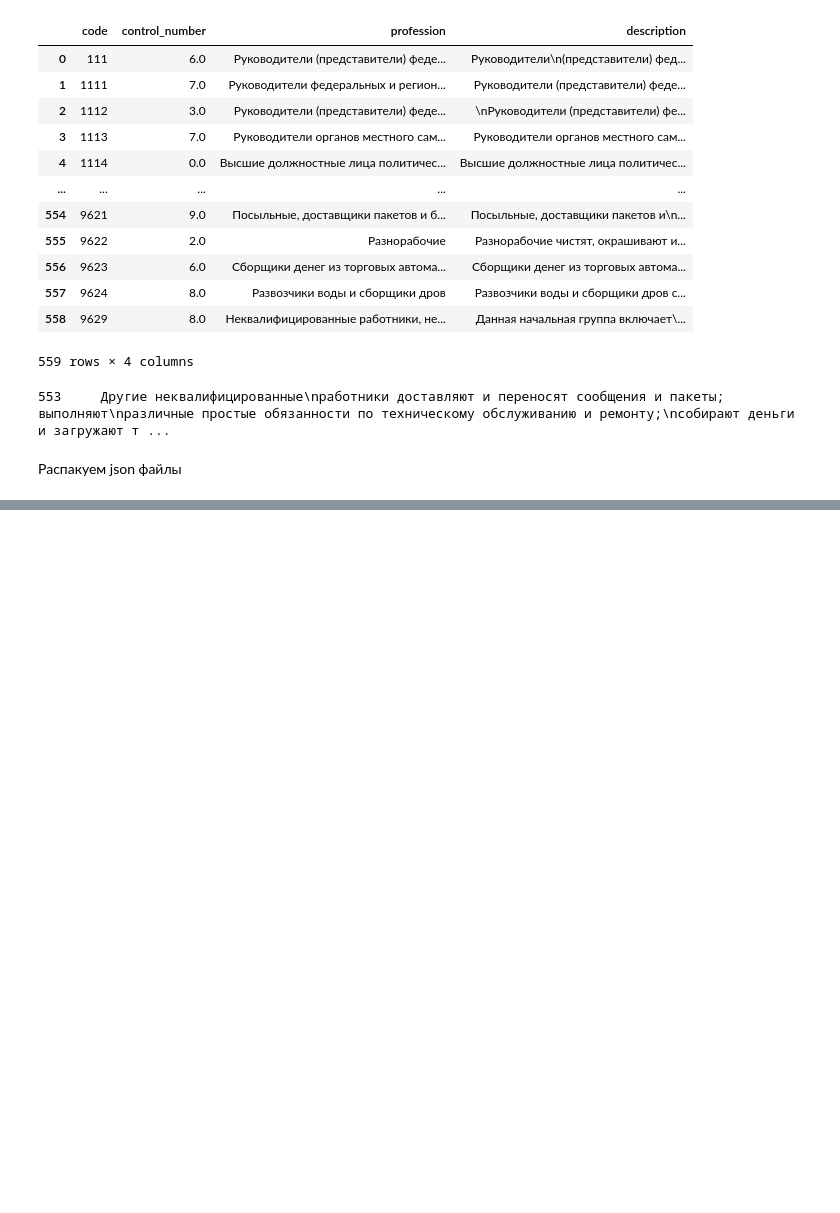
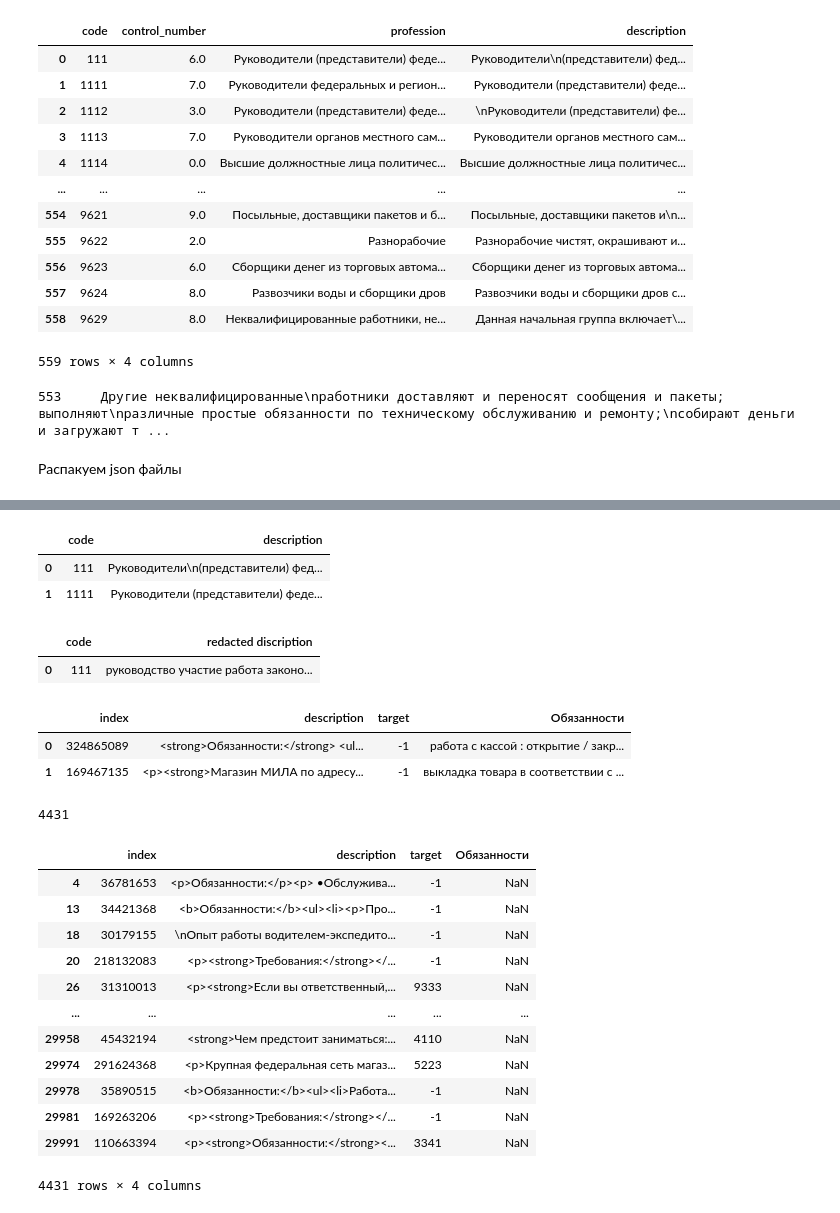
Before and after one commit to sersldmir/all_comp_repo, a Jupyter notebook: Main_file/main_project.ipynb, the cells around one changed output, grey strips where cells are left out. Drawn from its saved outputs; the diff is of its cells as text; code cells hidden in the pictures; blank space fills up the shorter version.

```diff
--- a/Main_file/main_project.ipynb
+++ b/Main_file/main_project.ipynb
@@ -111,0 +151,8 @@ array([{'Условия': ['Срочно требуется:Секретарь',
+# %%
+# извлечем обязанности из справочника вакансий
+okz_df.drop(['control_number', 'profession'], axis=1, inplace=True)
+okz_df.head(2)
+# %% [output]
+|  | code | description |
+| 0 | 111 | Руководители\n(представители) фед... |
+| 1 | 1111 | Руководители (представители) феде... |
@@ -111,0 +187,35 @@ array([{'Условия': ['Срочно требуется:Секретарь',
+# %%
+okz_df.drop('description', axis=1, inplace=True)
+okz_df.head(1)
+# %% [output]
+|  | code | redacted discription |
+| 0 | 111 | руководство участие работа законо... |
+# %%
+# далее обрабатываем тренировочные данные - устраняем nan
+train_df_w_description.head(2)
+# %% [output]
+|  | index | description | target | Обязанности |
+| 0 | 324865089 | <strong>Обязанности:</strong> <ul... | -1 | работа с кассой : открытие / закр... |
+| 1 | 169467135 | <p><strong>Магазин МИЛА по адресу... | -1 | выкладка товара в соответствии с ... |
+# %%
+# количество пустых обязанностей
+sum(train_df_w_description['Обязанности'].isna())
+# %% [output]
+4431
+# %%
+train_w_nan_resp = train_df_w_description[train_df_w_description['Обязанности'].isna()]
+train_w_nan_resp
+# %% [output]
+|  | index | description | target | Обязанности |
+| 4 | 36781653 | <p>Обязанности:</p><p> •Обслужива... | -1 | NaN |
+| 13 | 34421368 | <b>Обязанности:</b><ul><li><p>Про... | -1 | NaN |
+| 18 | 30179155 | \nОпыт работы водителем-экспедито... | -1 | NaN |
+| 20 | 218132083 | <p><strong>Требования:</strong></... | -1 | NaN |
+| 26 | 31310013 | <p><strong>Если вы ответственный,... | 9333 | NaN |
+| ... | ... | ... | ... | ... |
+| 29958 | 45432194 | <strong>Чем предстоит заниматься:... | 4110 | NaN |
+| 29974 | 291624368 | <p>Крупная федеральная сеть магаз... | 5223 | NaN |
+| 29978 | 35890515 | <b>Обязанности:</b><ul><li>Работа... | -1 | NaN |
+| 29981 | 169263206 | <p><strong>Требования:</strong></... | -1 | NaN |
+| 29991 | 110663394 | <p><strong>Обязанности:</strong><... | 3341 | NaN |
+4431 rows × 4 columns
```
Also changed, not shown: parts of 42 cells of this notebook.
